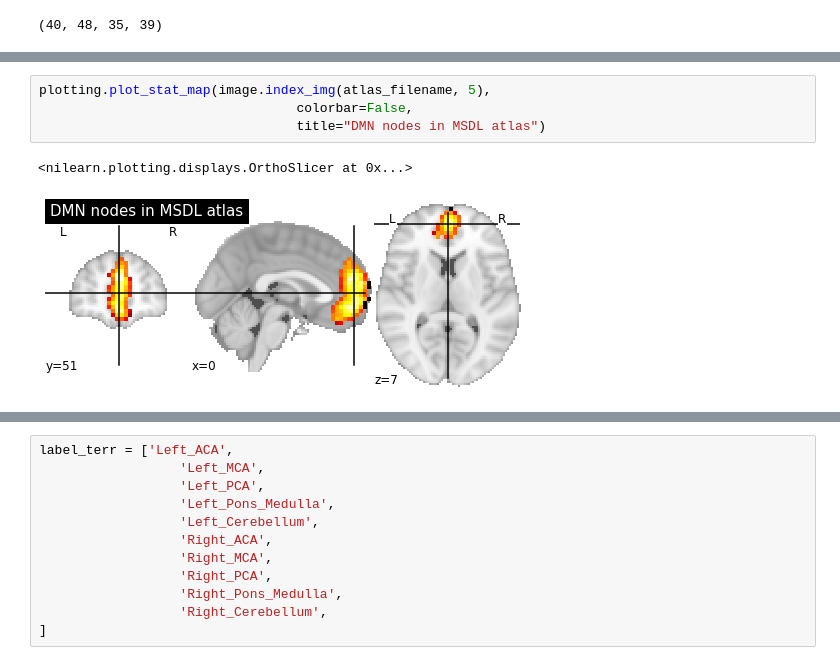
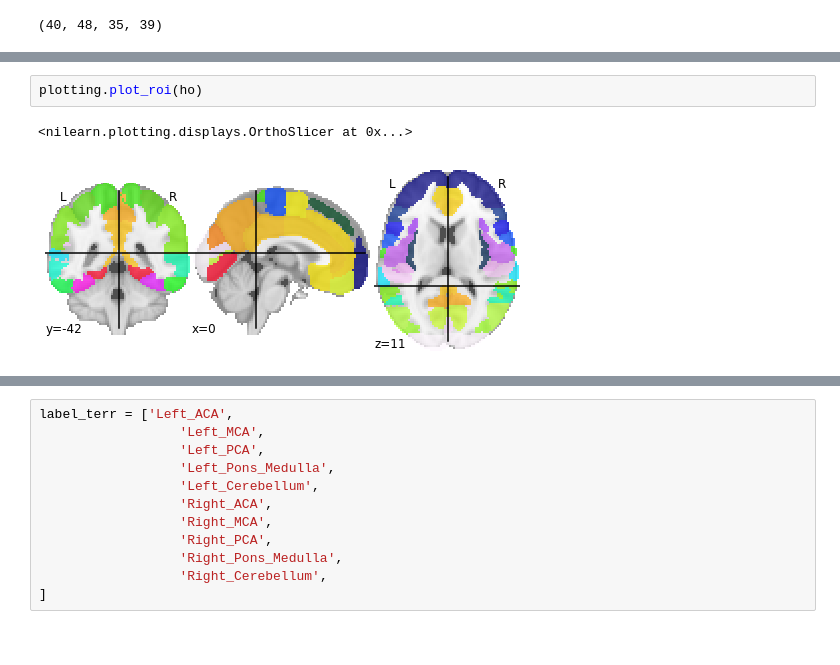
Before and after one commit to zhanghaoyue/stroke_preprocessing, a Jupyter notebook: PWI_map_test.ipynb, the cells around one changed output, grey strips where cells are left out. Cells and saved outputs as stored; diff of their text form.

```diff
--- a/PWI_map_test.ipynb
+++ b/PWI_map_test.ipynb
@@ -87,7 +80,5 @@ Extracting data from C:\Users\harry/nilearn_data\fsl\e76a8cdb5571906307e94c1d8c1
-# %%
-plotting.plot_stat_map(image.index_img(atlas_filename, 5),
-                                 colorbar=False,
-                                 title="DMN nodes in MSDL atlas")
-# %% [output]
-<nilearn.plotting.displays.OrthoSlicer at 0x...>
-[figure, removed]
+# %%
+plotting.plot_roi(ho)
+# %% [output]
+<nilearn.plotting.displays.OrthoSlicer at 0x...>
+[figure, added]
```
Also changed, not shown: parts of 20 cells of this notebook, 1 other file.
